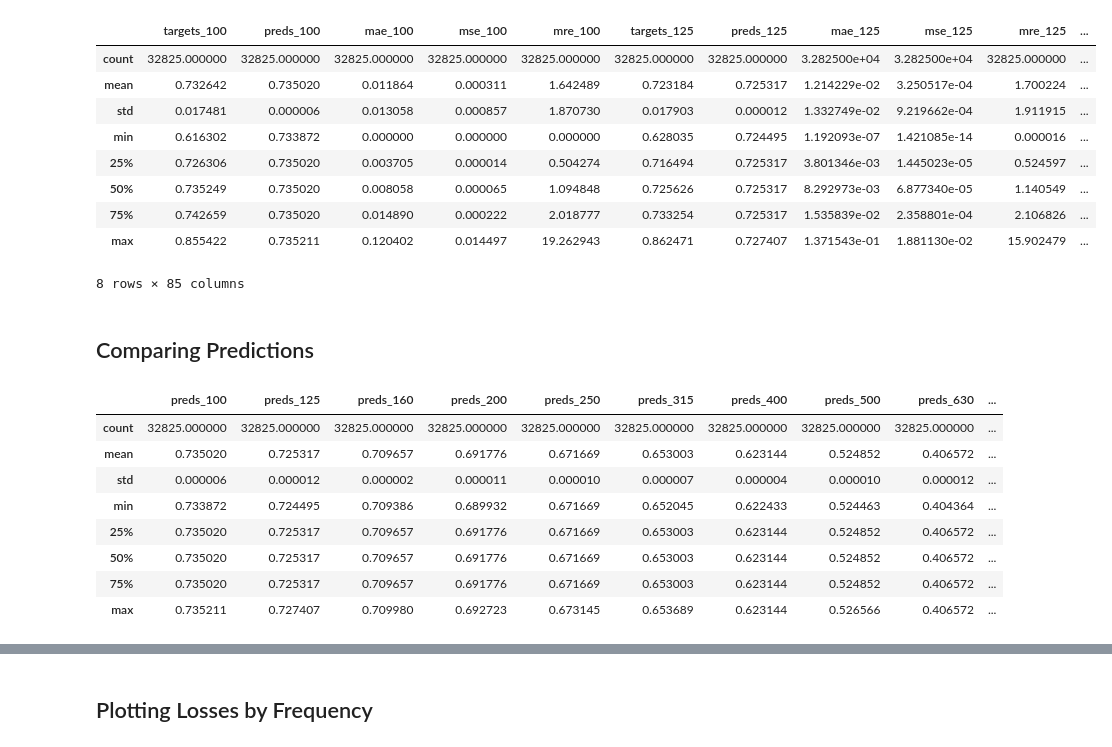
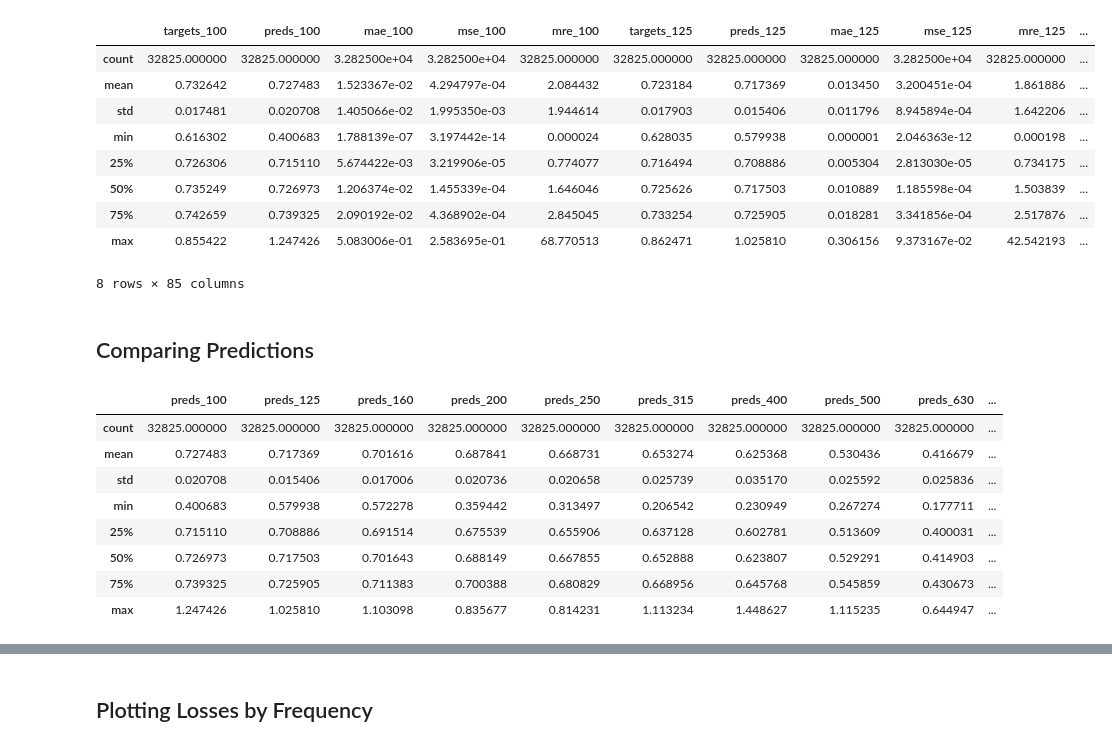
Before and after one commit to eboesch/AcousticDiffusers, a Jupyter notebook: plot_inference.ipynb, the cells around one changed output, grey strips where cells are left out. Cells and saved outputs as stored; diff of their text form; code cells hidden in the pictures.

```diff
--- a/plot_inference.ipynb
+++ b/plot_inference.ipynb
@@ -5,18 +5,20 @@ import matplotlib.pyplot as plt
 # %%
 # df = pd.read_csv('logs/2025-07-24-09-58-47_inferences.csv')
 # df = pd.read_csv('logs/2025-07-24-11-06-21_inferences.csv')
-df = pd.read_csv('logs/2025-07-24-11-27-59_inferences.csv')
+# df = pd.read_csv('logs/2025-07-24-11-27-59_inferences.csv')
+df = pd.read_csv('logs/2025-07-29-18-14-19_inferences.csv') # "fixed" model, tested on entire dataset
+df = pd.read_csv('logs/2025-07-29-18-18-94_inferences.csv') # "fixed" model, tested only on test dataset
 df.describe()
 # %% [output]
 |  | targets_100 | preds_100 | mae_100 | mse_100 | mre_100 | targets_125 | preds_125 | mae_125 | mse_125 | mre_125 | ... |
-| count | 32825.000000 | 32825.000000 | 32825.000000 | 32825.000000 | 32825.000000 | 32825.000000 | 32825.000000 | 3.282500e+04 | 3.282500e+04 | 32825.000000 | ... |
-| mean | 0.732642 | 0.735020 | 0.011864 | 0.000311 | 1.642489 | 0.723184 | 0.725317 | 1.214229e-02 | 3.250517e-04 | 1.700224 | ... |
-| std | 0.017481 | 0.000006 | 0.013058 | 0.000857 | 1.870730 | 0.017903 | 0.000012 | 1.332749e-02 | 9.219662e-04 | 1.911915 | ... |
-| min | 0.616302 | 0.733872 | 0.000000 | 0.000000 | 0.000000 | 0.628035 | 0.724495 | 1.192093e-07 | 1.421085e-14 | 0.000016 | ... |
-| 25% | 0.726306 | 0.735020 | 0.003705 | 0.000014 | 0.504274 | 0.716494 | 0.725317 | 3.801346e-03 | 1.445023e-05 | 0.524597 | ... |
-| 50% | 0.735249 | 0.735020 | 0.008058 | 0.000065 | 1.094848 | 0.725626 | 0.725317 | 8.292973e-03 | 6.877340e-05 | 1.140549 | ... |
-| 75% | 0.742659 | 0.735020 | 0.014890 | 0.000222 | 2.018777 | 0.733254 | 0.725317 | 1.535839e-02 | 2.358801e-04 | 2.106826 | ... |
-| max | 0.855422 | 0.735211 | 0.120402 | 0.014497 | 19.262943 | 0.862471 | 0.727407 | 1.371543e-01 | 1.881130e-02 | 15.902479 | ... |
+| count | 32825.000000 | 32825.000000 | 3.282500e+04 | 3.282500e+04 | 32825.000000 | 32825.000000 | 32825.000000 | 32825.000000 | 3.282500e+04 | 32825.000000 | ... |
+| mean | 0.732642 | 0.727483 | 1.523367e-02 | 4.294797e-04 | 2.084432 | 0.723184 | 0.717369 | 0.013450 | 3.200451e-04 | 1.861886 | ... |
+| std | 0.017481 | 0.020708 | 1.405066e-02 | 1.995350e-03 | 1.944614 | 0.017903 | 0.015406 | 0.011796 | 8.945894e-04 | 1.642206 | ... |
+| min | 0.616302 | 0.400683 | 1.788139e-07 | 3.197442e-14 | 0.000024 | 0.628035 | 0.579938 | 0.000001 | 2.046363e-12 | 0.000198 | ... |
+| 25% | 0.726306 | 0.715110 | 5.674422e-03 | 3.219906e-05 | 0.774077 | 0.716494 | 0.708886 | 0.005304 | 2.813030e-05 | 0.734175 | ... |
+| 50% | 0.735249 | 0.726973 | 1.206374e-02 | 1.455339e-04 | 1.646046 | 0.725626 | 0.717503 | 0.010889 | 1.185598e-04 | 1.503839 | ... |
+| 75% | 0.742659 | 0.739325 | 2.090192e-02 | 4.368902e-04 | 2.845045 | 0.733254 | 0.725905 | 0.018281 | 3.341856e-04 | 2.517876 | ... |
+| max | 0.855422 | 1.247426 | 5.083006e-01 | 2.583695e-01 | 68.770513 | 0.862471 | 1.025810 | 0.306156 | 9.373167e-02 | 42.542193 | ... |
 8 rows × 85 columns
 # %%
 frequencies = [100,125,160,200,250,315,400,500,630,800,1000,1250,1600,2000,2500,3150,4000]
@@ -30,13 +32,13 @@ pred.describe()
 # %% [output]
 |  | preds_100 | preds_125 | preds_160 | preds_200 | preds_250 | preds_315 | preds_400 | preds_500 | preds_630 | ... |
 | count | 32825.000000 | 32825.000000 | 32825.000000 | 32825.000000 | 32825.000000 | 32825.000000 | 32825.000000 | 32825.000000 | 32825.000000 | ... |
-| mean | 0.735020 | 0.725317 | 0.709657 | 0.691776 | 0.671669 | 0.653003 | 0.623144 | 0.524852 | 0.406572 | ... |
-| std | 0.000006 | 0.000012 | 0.000002 | 0.000011 | 0.000010 | 0.000007 | 0.000004 | 0.000010 | 0.000012 | ... |
-| min | 0.733872 | 0.724495 | 0.709386 | 0.689932 | 0.671669 | 0.652045 | 0.622433 | 0.524463 | 0.404364 | ... |
-| 25% | 0.735020 | 0.725317 | 0.709657 | 0.691776 | 0.671669 | 0.653003 | 0.623144 | 0.524852 | 0.406572 | ... |
-| 50% | 0.735020 | 0.725317 | 0.709657 | 0.691776 | 0.671669 | 0.653003 | 0.623144 | 0.524852 | 0.406572 | ... |
-| 75% | 0.735020 | 0.725317 | 0.709657 | 0.691776 | 0.671669 | 0.653003 | 0.623144 | 0.524852 | 0.406572 | ... |
-| max | 0.735211 | 0.727407 | 0.709980 | 0.692723 | 0.673145 | 0.653689 | 0.623144 | 0.526566 | 0.406572 | ... |
+| mean | 0.727483 | 0.717369 | 0.701616 | 0.687841 | 0.668731 | 0.653274 | 0.625368 | 0.530436 | 0.416679 | ... |
+| std | 0.020708 | 0.015406 | 0.017006 | 0.020736 | 0.020658 | 0.025739 | 0.035170 | 0.025592 | 0.025836 | ... |
+| min | 0.400683 | 0.579938 | 0.572278 | 0.359442 | 0.313497 | 0.206542 | 0.230949 | 0.267274 | 0.177711 | ... |
+| 25% | 0.715110 | 0.708886 | 0.691514 | 0.675539 | 0.655906 | 0.637128 | 0.602781 | 0.513609 | 0.400031 | ... |
+| 50% | 0.726973 | 0.717503 | 0.701643 | 0.688149 | 0.667855 | 0.652888 | 0.623807 | 0.529291 | 0.414903 | ... |
+| 75% | 0.739325 | 0.725905 | 0.711383 | 0.700388 | 0.680829 | 0.668956 | 0.645768 | 0.545859 | 0.430673 | ... |
+| max | 1.247426 | 1.025810 | 1.103098 | 0.835677 | 0.814231 | 1.113234 | 1.448627 | 1.115235 | 0.644947 | ... |
 # %%
 for freq in frequencies:
     print(f"Number of unique values for frequency {freq}: {pred[f'preds_{freq}'].nunique()}")
```
Also changed, not shown: parts of 3 cells of this notebook, 3 other files.
